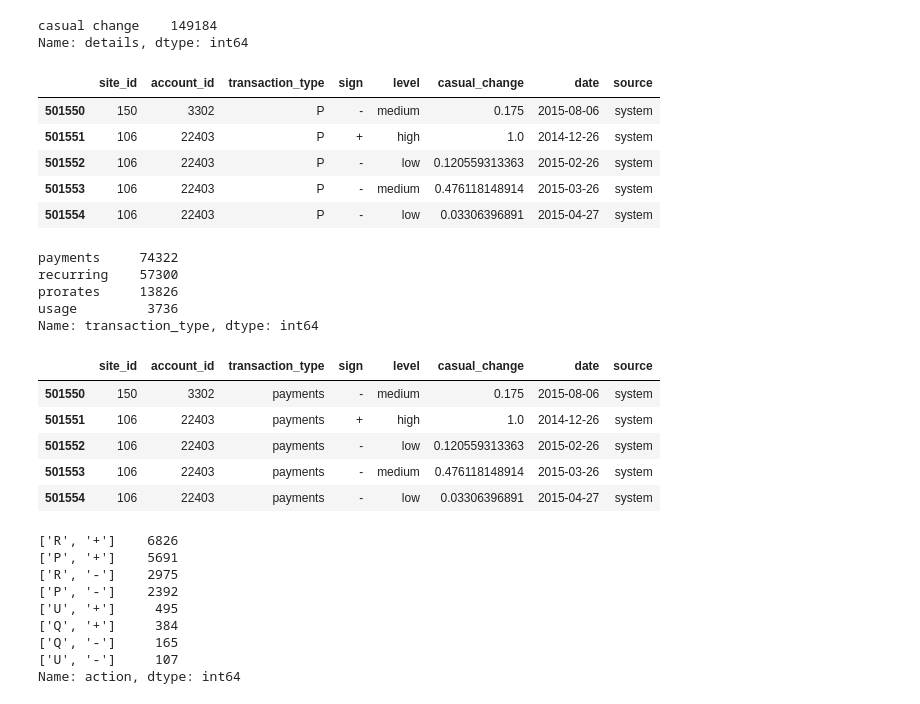
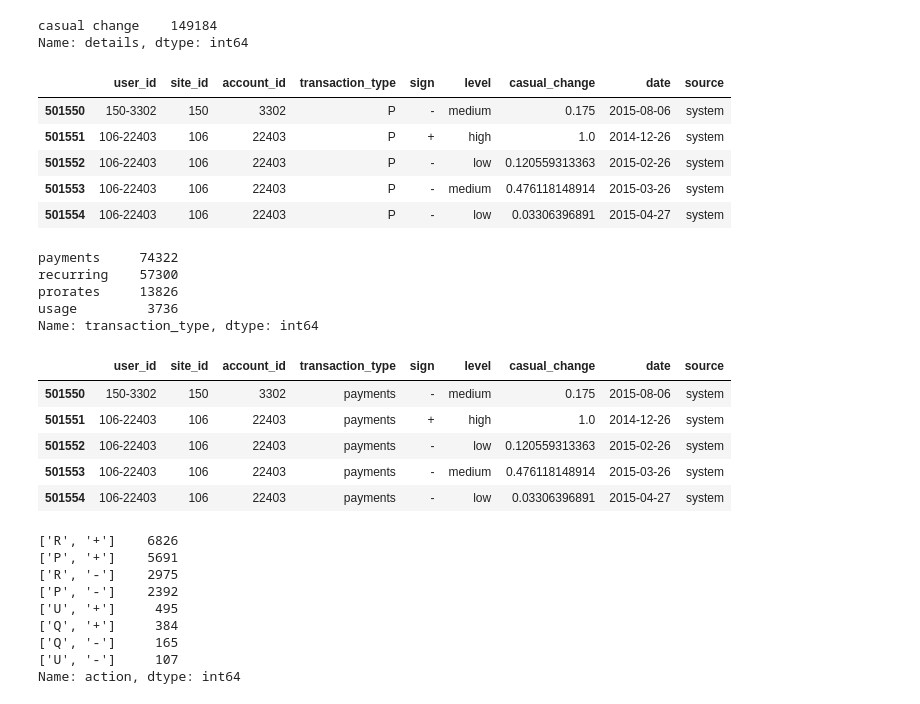
Before and after one commit to yuranich/diplom_data_analysis, a Jupyter notebook: working_with_events.ipynb, the cells around one changed output. Saved outputs shown, nothing was run; the diff lists cells and outputs as text; code cells hidden in the pictures.

```diff
--- a/working_with_events.ipynb
+++ b/working_with_events.ipynb
@@ -41,3 +30,5 @@ binary.head()
+# %%
+events.insert(0, 'user_id', events.account_id)
 # %%
 one_acc = events[events.account_id == '400-30269601']
 one_acc.head()
@@ -63,6 +54,6 @@ Call:Make Payment       1
 Name: action, dtype: int64
 # %%
 site_id = events.account_id.apply(lambda x : str(x).split('-')[0])
-events.insert(0, 'site_id', site_id)
+events.insert(1, 'site_id', site_id)
 events.head()
 # %% [output]
@@ -296,19 +290,19 @@ change.value_counts()
 casual change    149184
 Name: details, dtype: int64
 # %%
-transaction.insert(2, 'transaction_type', tr_type)
-transaction.insert(3, 'sign', sign)
-transaction.insert(4, 'level', level)
-transaction.insert(5, 'casual_change', change_num)
+transaction.insert(3, 'transaction_type', tr_type)
+transaction.insert(4, 'sign', sign)
+transaction.insert(5, 'level', level)
+transaction.insert(6, 'casual_change', change_num)
 transaction.drop(['action', 'details', 'churn'], axis=1, inplace=True)
 transaction.head()
 # %% [output]
-|  | site_id | account_id | transaction_type | sign | level | casual_change | date | source |
-| 501550 | 150 | 3302 | P | - | medium | 0.175 | 2015-08-06 | system |
-| 501551 | 106 | 22403 | P | + | high | 1.0 | 2014-12-26 | system |
-| 501552 | 106 | 22403 | P | - | low | 0.120559313363 | 2015-02-26 | system |
-| 501553 | 106 | 22403 | P | - | medium | 0.476118148914 | 2015-03-26 | system |
-| 501554 | 106 | 22403 | P | - | low | 0.03306396891 | 2015-04-27 | system |
+|  | user_id | site_id | account_id | transaction_type | sign | level | casual_change | date | source |
+| 501550 | 150-3302 | 150 | 3302 | P | - | medium | 0.175 | 2015-08-06 | system |
+| 501551 | 106-22403 | 106 | 22403 | P | + | high | 1.0 | 2014-12-26 | system |
+| 501552 | 106-22403 | 106 | 22403 | P | - | low | 0.120559313363 | 2015-02-26 | system |
+| 501553 | 106-22403 | 106 | 22403 | P | - | medium | 0.476118148914 | 2015-03-26 | system |
+| 501554 | 106-22403 | 106 | 22403 | P | - | low | 0.03306396891 | 2015-04-27 | system |
 # %%
 def convert_type(x):
     res = "unknown"
@@ -335,12 +329,12 @@ Name: transaction_type, dtype: int64
 # %%
 transaction.head()
 # %% [output]
-|  | site_id | account_id | transaction_type | sign | level | casual_change | date | source |
-| 501550 | 150 | 3302 | payments | - | medium | 0.175 | 2015-08-06 | system |
-| 501551 | 106 | 22403 | payments | + | high | 1.0 | 2014-12-26 | system |
-| 501552 | 106 | 22403 | payments | - | low | 0.120559313363 | 2015-02-26 | system |
-| 501553 | 106 | 22403 | payments | - | medium | 0.476118148914 | 2015-03-26 | system |
-| 501554 | 106 | 22403 | payments | - | low | 0.03306396891 | 2015-04-27 | system |
+|  | user_id | site_id | account_id | transaction_type | sign | level | casual_change | date | source |
+| 501550 | 150-3302 | 150 | 3302 | payments | - | medium | 0.175 | 2015-08-06 | system |
+| 501551 | 106-22403 | 106 | 22403 | payments | + | high | 1.0 | 2014-12-26 | system |
+| 501552 | 106-22403 | 106 | 22403 | payments | - | low | 0.120559313363 | 2015-02-26 | system |
+| 501553 | 106-22403 | 106 | 22403 | payments | - | medium | 0.476118148914 | 2015-03-26 | system |
+| 501554 | 106-22403 | 106 | 22403 | payments | - | low | 0.03306396891 | 2015-04-27 | system |
 # %%
 transaction.to_csv("transaction_change.csv", index=False)
 # %%
```
Also changed, not shown: parts of 24 cells of this notebook, 1 other file.
